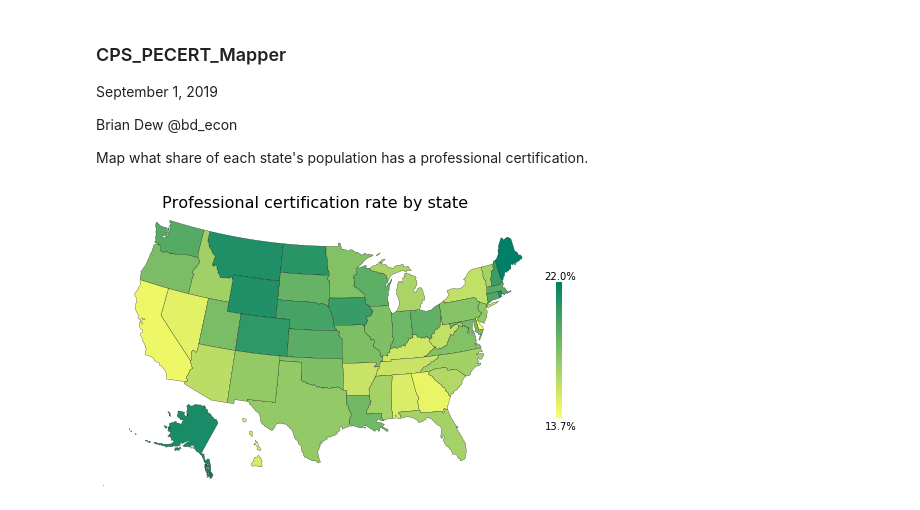
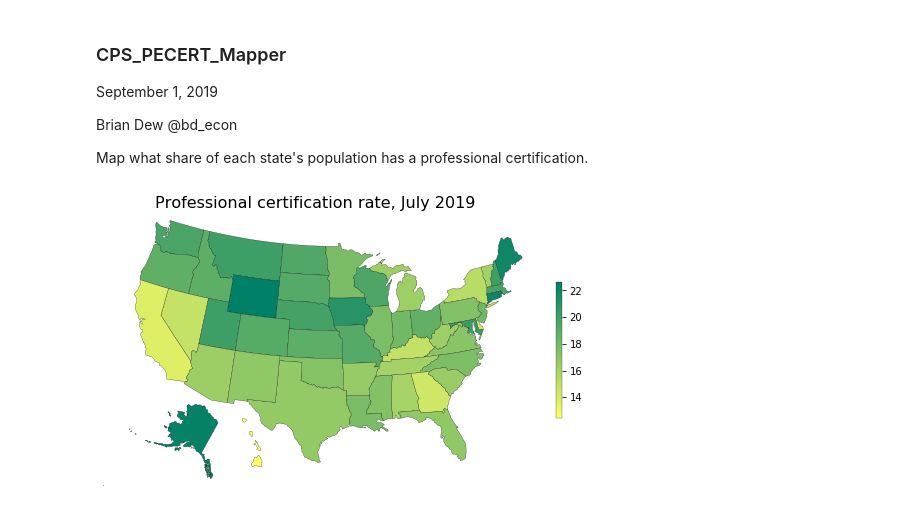
Before and after one commit to bdecon/econ_data, a Jupyter notebook: micro/CPS_PECERT_Mapper.ipynb, the cells around one changed output. Saved outputs shown, nothing was run; the diff lists cells and outputs as text; code cells hidden in the pictures.

```diff
--- a/micro/CPS_PECERT_Mapper.ipynb
+++ b/micro/CPS_PECERT_Mapper.ipynb
@@ -10,14 +10,9 @@ Map what share of each state's population has a professional certification.
 # Import packages
 import pandas as pd
 import numpy as np
-import os
-os.environ['PROJ_LIB'] = '/home/brian/miniconda3/share/proj'
-import matplotlib as mpl
 import matplotlib.pyplot as plt
 from matplotlib.patches import Polygon
-from matplotlib.collections import PatchCollection
+from matplotlib.colors import Normalize
 from mpl_toolkits.basemap import Basemap as Basemap
-import warnings
-warnings.filterwarnings("ignore", category=mpl.cbook.mplDeprecation)
 
-os.chdir('/home/brian/Documents/CPS/data/clean/')
+path = '/home/brian/Documents/CPS/data/clean/'
@@ -50,36 +21,41 @@ norm = mpl.colors.Normalize(vmin=s.min(), vmax=s.max())
 # %%
+# Retrieve professional certification rate by state
+cols = ['MONTH', 'STATE', 'CERT', 'BASICWGT']
+s = (pd.read_feather(path + f'cps{year}.ft', columns=cols)
+       .query('MONTH == @month and CERT in [0, 1]')
+       .groupby('STATE')
+       .apply(lambda x: np.average(x['CERT'], weights=x['BASICWGT']) * 100))
+
+# Map values to colors
+cm = plt.cm.summer_r
+norm = Normalize(s.min(), s.max())
+
 # Create map
 m = Basemap(llcrnrlon=-121, llcrnrlat=20, urcrnrlon=-64, urcrnrlat=49,
             projection='lcc', lat_1=33, lat_2=45, lon_0=-95)
 
 fig = plt.figure(figsize=(10, 5))
+lw = 0.25 # line width for borders
 
-m.fillcontinents(color='white', lake_color='white')
+m.drawmapboundary()
 m.readshapefile('shapefiles/states', 'states', drawbounds=False)
 
 ax = plt.gca()
 ax.axis('off')
 
 for info, shape in zip(m.states_info, m.states):
-
     # Move and resize Hawaii and Alaska
     if info['STATE_NAME'] == 'Hawaii':
         shape = [(i[0] + 5200000, i[1] - 1400000) for i in shape]
     elif info['STATE_NAME'] == 'Alaska':
         shape = [(i[0]*0.35 + 1100000, i[1]*0.35 -1300000) for i in shape]
-    fc = cm(norm(s[info['STATE_NAME']]))
-    ax.add_patch(Polygon(shape, fc=fc, ec='black', linewidth=0.25))
+    fc = cm(norm(s[info['STATE_ABBR']]))
+    ax.add_patch(Polygon(shape, fc=fc, ec='black', lw=lw))
 
-
-plt.title('Professional certification rate by state', fontsize=16)
-gradient = np.linspace(0, 1, 256)
-gradient = np.vstack((gradient, gradient))
-imshow = plt.imshow(gradient, cmap=plt.get_cmap('summer_r'))
-cb = fig.colorbar(imshow, shrink=0.5)
-cb.outline.set_visible(False)
-cb.set_ticks([])
-plt.text(5250000, 2450000, f'{round(s.max(), 1)}%')
-plt.text(5250000, 660000, f'{round(s.min(), 1)}%')
+date = pd.to_datetime(f'{year}-{month}-01').strftime('%B %Y')
+plt.title(f'Professional certification rate, {date}', fontsize=16)
+cb = fig.colorbar(ax.imshow([s.values], cm), shrink=0.5)
+cb.outline.set_linewidth(lw)
 plt.show()
 # %% [output]
-[figure, old version]
+[figure, new version]
```
Also changed, not shown: parts of 5 cells of this notebook, 5 other files.
